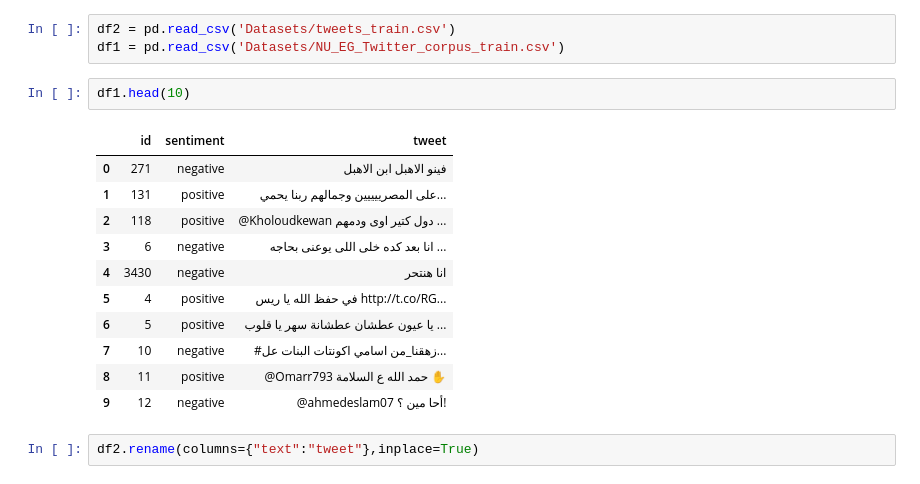
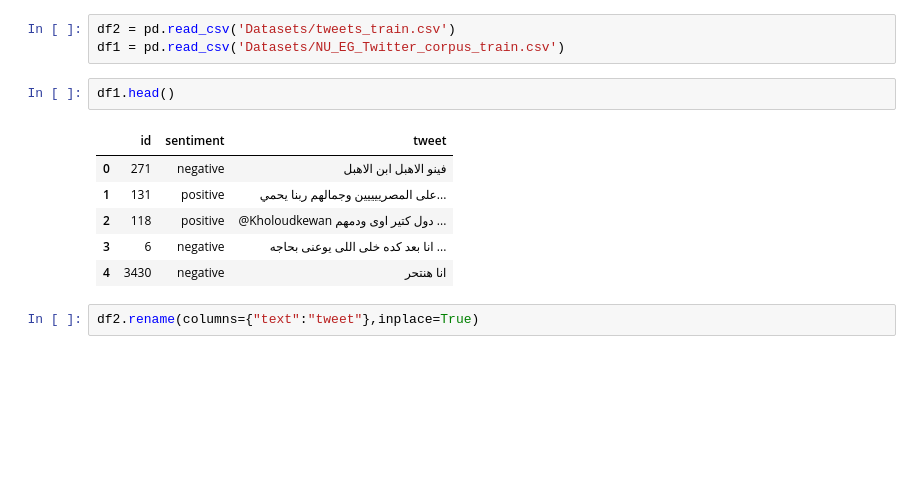
Before and after one commit to 3omara/Arabic-Sentiment-Analysis, a Jupyter notebook: Tweets_SA_task.ipynb, the cells around one changed output. Drawn from its saved outputs; the diff is of its cells as text; blank space fills up the shorter version.

```diff
--- a/Tweets_SA_task.ipynb
+++ b/Tweets_SA_task.ipynb
@@ -51,19 +54,14 @@ from lexicon import calc_lexicon
 df2 = pd.read_csv('Datasets/tweets_train.csv')
 df1 = pd.read_csv('Datasets/NU_EG_Twitter_corpus_train.csv')
 # %%
-df1.head(10)
+df1.head()
 # %% [output]
 |  | id | sentiment | tweet |
 | 0 | 271 | negative | فينو الاهبل ابن الاهبل |
 | 1 | 131 | positive | على المصرييييين وجمالهم ربنا يحمي... |
 | 2 | 118 | positive | @Kholoudkewan دول كتير اوى ودمهم ... |
 | 3 | 6 | negative | انا بعد كده خلى اللى يوعنى بحاجه ... |
 | 4 | 3430 | negative | انا هنتحر |
-| 5 | 4 | positive | في حفظ الله يا ريس http://t.co/RG... |
-| 6 | 5 | positive | يا عيون عطشان عطشانة سهر يا قلوب ... |
-| 7 | 10 | negative | #زهقنا_من اسامي اكونتات البنات عل... |
-| 8 | 11 | positive | @Omarr793 حمد الله ع السلامة ✋ |
-| 9 | 12 | negative | @ahmedeslam07 أحا مين ؟! |
 # %%
 df2.rename(columns={"text":"tweet"},inplace=True)
 # %%
```
Also changed, not shown: parts of 24 cells of this notebook, 12 other files.
